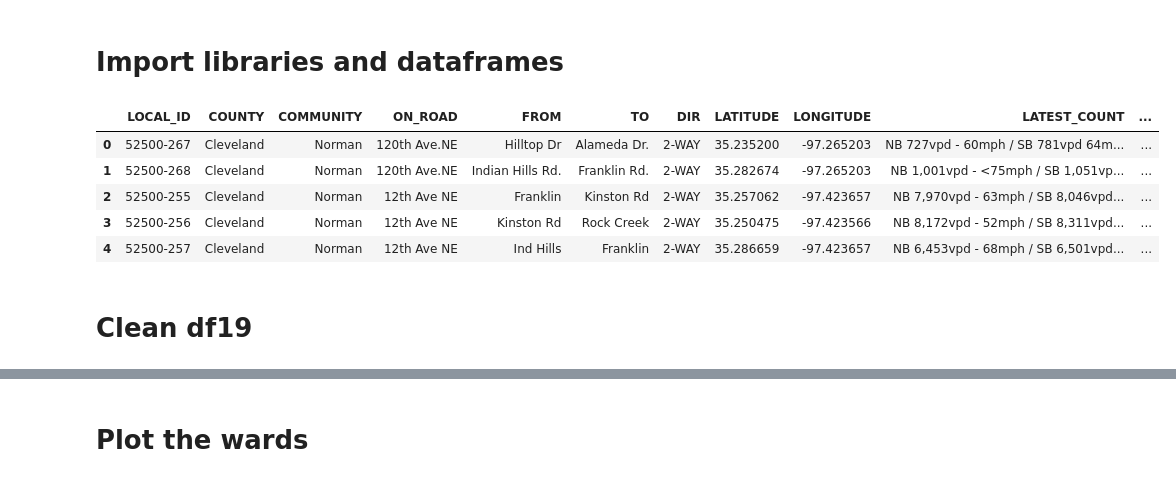
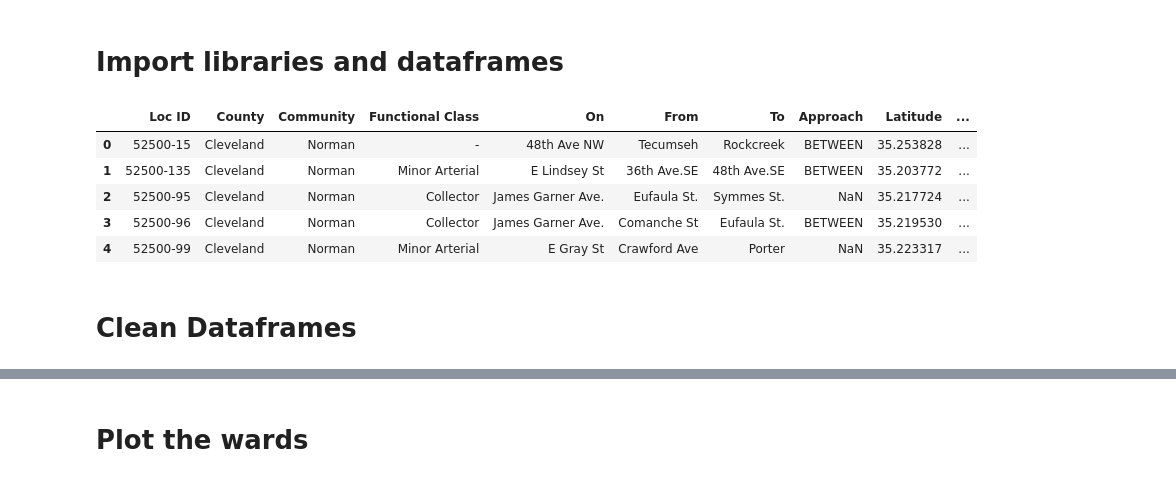
Before and after one commit to Karcinogen-scion/MIS-3213-Case-Competition, a Jupyter notebook: notebook.ipynb, the cells around one changed output, grey strips where cells are left out. Cells and saved outputs as stored; diff of their text form; code cells hidden in the pictures.

Commit message:
Try to clean up dataframes

```diff
--- a/notebook.ipynb
+++ b/notebook.ipynb
@@ -51,20 +64,20 @@ heat map for demonstration purpose
 # %%
 import pandas as pd
 import matplotlib.pyplot as plt
 import geopandas as gpd
 df19 = pd.read_excel("ACOG FY19.xlsx")
 df21 = pd.read_excel("ACOG FY21.xlsx")
 df23 = pd.read_excel("ACOG FY23.xlsx")
 df25 = pd.read_excel("ACOG FY25.xlsx")
 df26 = pd.read_excel("ACOG FY26.xlsx")
-df26.head()
+df25.head()
 # %% [output]
-|  | LOCAL_ID | COUNTY | COMMUNITY | ON_ROAD | FROM | TO | DIR | LATITUDE | LONGITUDE | LATEST_COUNT | ... |
-| 0 | 52500-267 | Cleveland | Norman | 120th Ave.NE | Hilltop Dr | Alameda Dr. | 2-WAY | 35.235200 | -97.265203 | NB 727vpd - 60mph / SB 781vpd 64m... | ... |
-| 1 | 52500-268 | Cleveland | Norman | 120th Ave.NE | Indian Hills Rd. | Franklin Rd. | 2-WAY | 35.282674 | -97.265203 | NB 1,001vpd - <75mph / SB 1,051vp... | ... |
-| 2 | 52500-255 | Cleveland | Norman | 12th Ave NE | Franklin | Kinston Rd | 2-WAY | 35.257062 | -97.423657 | NB 7,970vpd - 63mph / SB 8,046vpd... | ... |
-| 3 | 52500-256 | Cleveland | Norman | 12th Ave NE | Kinston Rd | Rock Creek | 2-WAY | 35.250475 | -97.423566 | NB 8,172vpd - 52mph / SB 8,311vpd... | ... |
-| 4 | 52500-257 | Cleveland | Norman | 12th Ave NE | Ind Hills | Franklin | 2-WAY | 35.286659 | -97.423657 | NB 6,453vpd - 68mph / SB 6,501vpd... | ... |
+|  | Loc ID | County | Community | Functional Class | On | From | To | Approach | Latitude | ... |
+| 0 | 52500-15 | Cleveland | Norman | - | 48th Ave NW | Tecumseh | Rockcreek | BETWEEN | 35.253828 | ... |
+| 1 | 52500-135 | Cleveland | Norman | Minor Arterial | E Lindsey St | 36th Ave.SE | 48th Ave.SE | BETWEEN | 35.203772 | ... |
+| 2 | 52500-95 | Cleveland | Norman | Collector | James Garner Ave. | Eufaula St. | Symmes St. | NaN | 35.217724 | ... |
+| 3 | 52500-96 | Cleveland | Norman | Collector | James Garner Ave. | Comanche St | Eufaula St. | BETWEEN | 35.219530 | ... |
+| 4 | 52500-99 | Cleveland | Norman | Minor Arterial | E Gray St | Crawford Ave | Porter | NaN | 35.223317 | ... |
 # %% [markdown]
-# Clean df19
+# Clean Dataframes
 # %%
```
Also changed, not shown: parts of 5 cells of this notebook, 1 other file.
